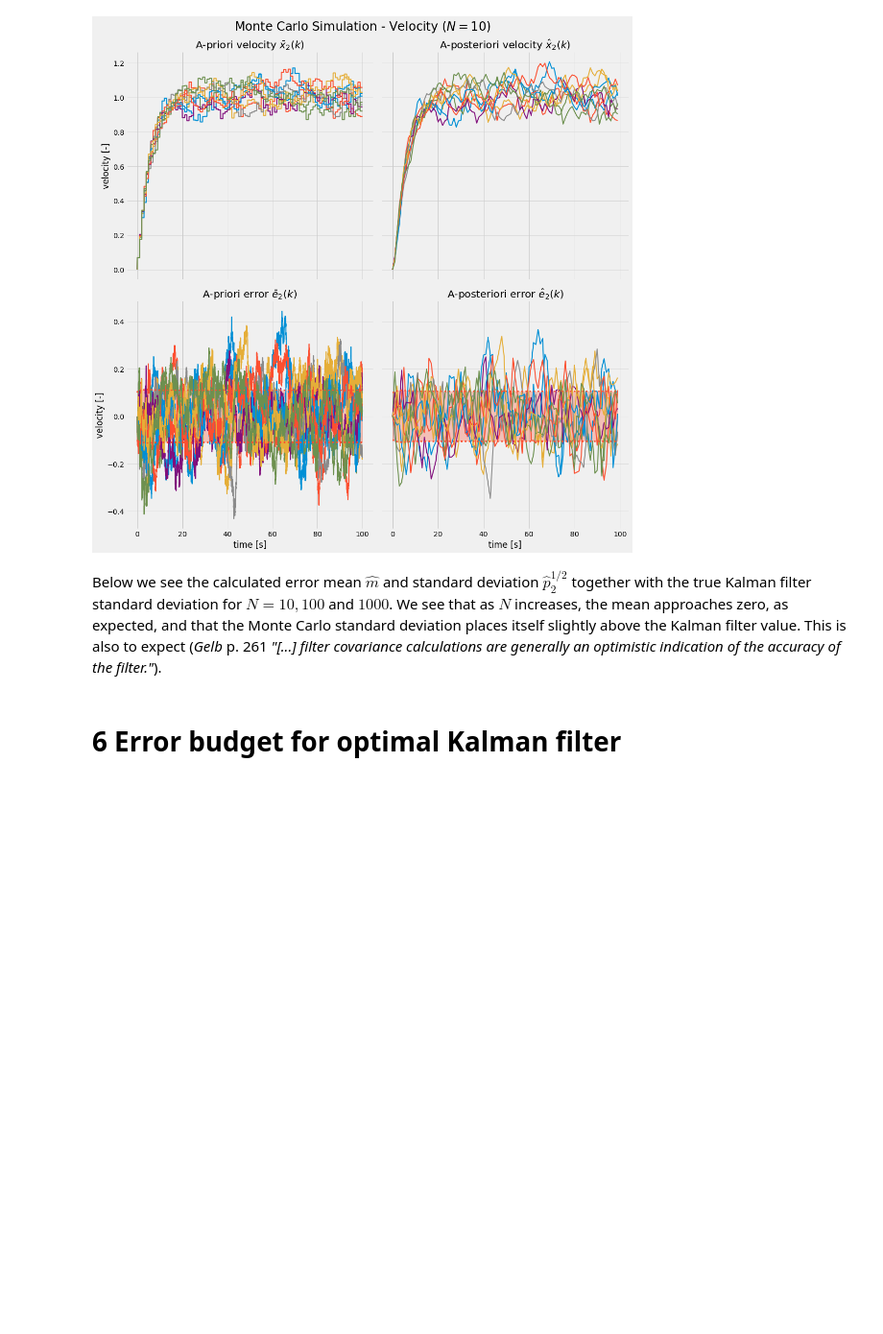
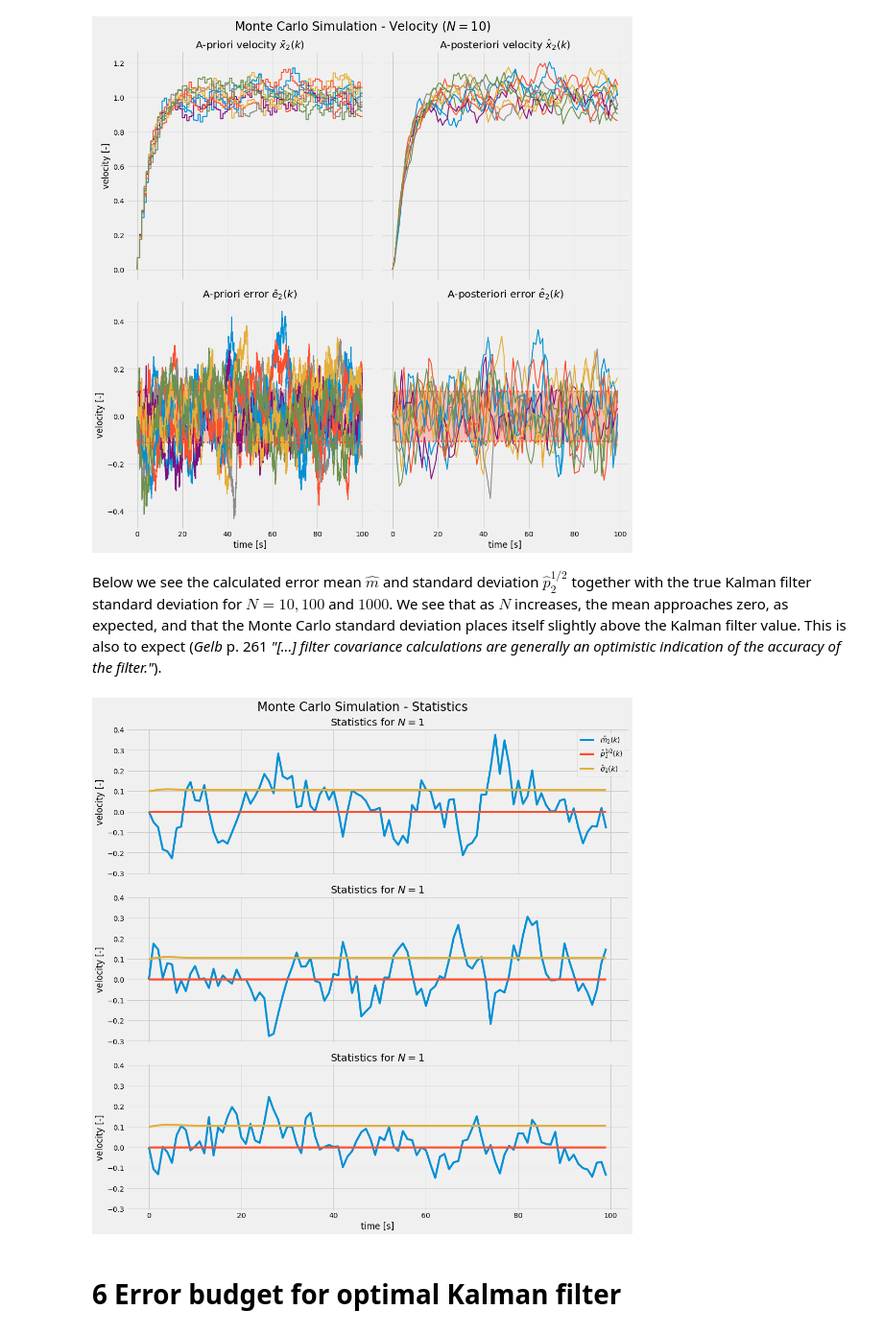
Before and after one commit to fonstelien/TEK4050, a Jupyter notebook: project/project.ipynb, the cells around one changed output. Shown at 96% size. Saved outputs shown, nothing was run; the diff lists cells and outputs as text; code cells hidden in the pictures; blank space fills up the shorter version.

```diff
--- a/project/project.ipynb
+++ b/project/project.ipynb
@@ -589,8 +578,6 @@ We see that both estimates do not deviate too much beyond the first standard dev
 # %%
 fig, axes = plt.subplots(ncols=1, nrows=3, sharex=True, sharey=False, figsize=(15,15))
 fig.suptitle(r'Optimal Kalman Filter', fontsize=24)
-
-tm = np.linspace(t0, tf, nm, endpoint=False)
 
 ax = axes[0]
 ax.set_title('Velocity Estimates')
@@ -687,5 +680,5 @@
 # %%
-def monte_carlo(N, kalman_matrices, simulation_matrices, x, u, mi):
+def monte_carlo(N):
     '''Runs Monte Carlo simulation with N runs.'''
 
     # Run simulations
@@ -694,17 +687,16 @@ def monte_carlo(N, kalman_matrices, simulation_matrices, x, u, mi):
         # New stochasitic process simulation
         v = np.zeros((3,n))
         v[2] = np.random.randn(n)
-        xs = run_stochastic(u, v, *simulation_matrices)
+        xs = run_stochastic(u, v, FiS, LaS, GaS)
 
         # Take measurements
         xm = xs[:,:-1:mi]
-        _, nm = xm.shape
         w = np.zeros((3,nm))
         w[0] = np.random.randn(nm)
         z = H@xm + w
 
         # Run Kalman filter simulation
-        (x_bar, x_hat, p_bar, p_hat) = kalman_filter(z, u, *kalman_matrices, mi)
+        (x_bar, x_hat, p_bar, p_hat) = kalman_filter(z, u, FiK, LaK, GaK, P0, H, R, mi)
         X_bar.append(x_bar)
         X_hat.append(x_hat)
         E_bar.append(xs-x_bar)
@@ -731,8 +713,8 @@ simulation_matrices = (FiS, LaS, GaS)
+# %%
+(X_bar, X_hat, E_bar, E_hat, p_bar, p_hat) = monte_carlo(10)
 # %%
 fig, axes = plt.subplots(ncols=2, nrows=2, sharex='col', sharey='row', figsize=(15,15))
 fig.suptitle(r'Monte Carlo Simulation - Velocity ($N=10$)', fontsize=24)
-
-tm = np.linspace(t0, tf, nm, endpoint=False)
 
 ax = axes[0,0]
 ax.set_title(r'A-priori velocity $\bar{x}_2(k)$')
@@ -767,29 +749,29 @@ plt.show()
 # %% [markdown]
 Below we see the calculated error mean $\hat{m}$ and standard deviation $\hat{p}_2^{1/2}$ together with the true Kalman filter standard deviation for $N=10, 100$ and $1000$. We see that as $N$ increases, the mean approaches zero, as expected, and that the Monte Carlo standard deviation places itself slightly above the Kalman filter value. This is also to expect (_Gelb_ p. 261 _"[...] filter covariance calculations are generally an optimistic indication of the accuracy of the filter."_).
 # %%
-if False:
+if True:
     fig, axes = plt.subplots(ncols=1, nrows=3, sharex=True, sharey=True, figsize=(15,15))
     fig.suptitle(r'Monte Carlo Simulation - Statistics', fontsize=24)
 
-    tm = np.linspace(t0, tf, nm, endpoint=False)
-    j = 1
-
-    for i, N in enumerate((10,100,2)):
-        (X_bar, X_hat, E_bar, E_hat, p_bar, p_hat) = monte_carlo(N, kalman_matrices, simulation_matrices, xs, u, mi)
+    j = 1  # pick variable to plot
+    for i, N in enumerate((1,1,1)):
+        (X_bar, X_hat, E_bar, E_hat, p_bar, p_hat) = monte_carlo(N)
         ax = axes[i]
         ax.set_title(fr'Statistics for $N={{{N}}}$')
         ax.plot(tm, E_hat[:,j,:].mean(axis=0))
         ax.plot(tm, E_hat[:,j,:].std(axis=0))
         ax.plot(tm, sqrt(p_hat[j]))
         ax.set_ylabel('velocity [-]')
 
         if i == 0:
             ax.legend([r'$\hat{m}_2(k)$', r'$\hat{p}_2^{1/2}(k)$', r'$\hat{\sigma}_2(k)$'], loc='upper right')
 
     ax.set_xlabel('time [s]')
 
     fig.tight_layout()
     plt.show()
+# %% [output]
+[figure, added]
 # %% [markdown]
 # 6 Error budget for optimal Kalman filter
 # %% [markdown]
```
Also changed, not shown: parts of 36 cells of this notebook.
